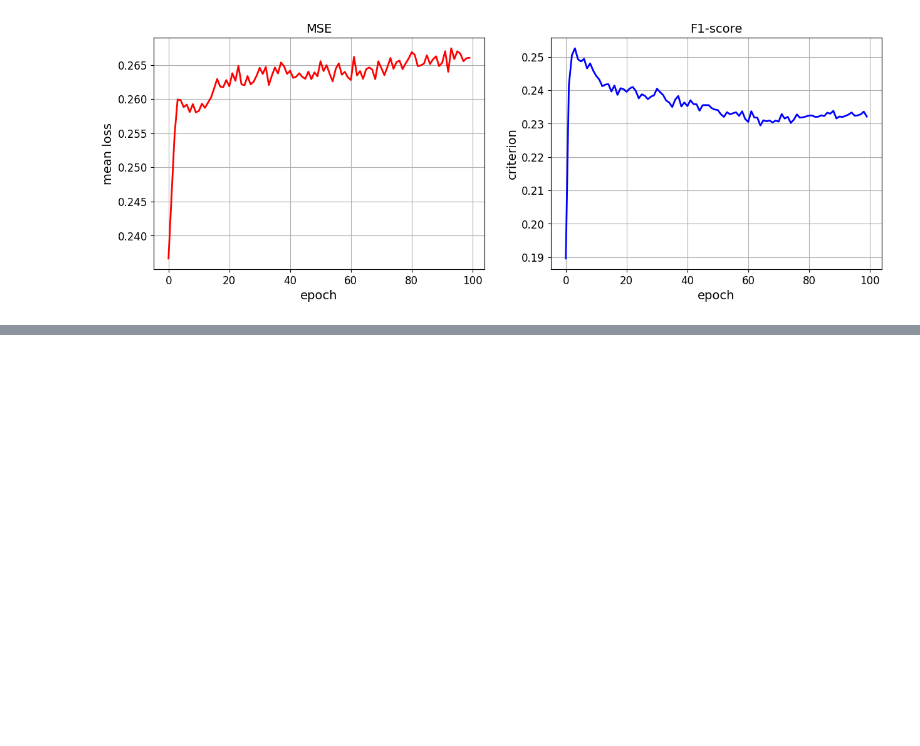
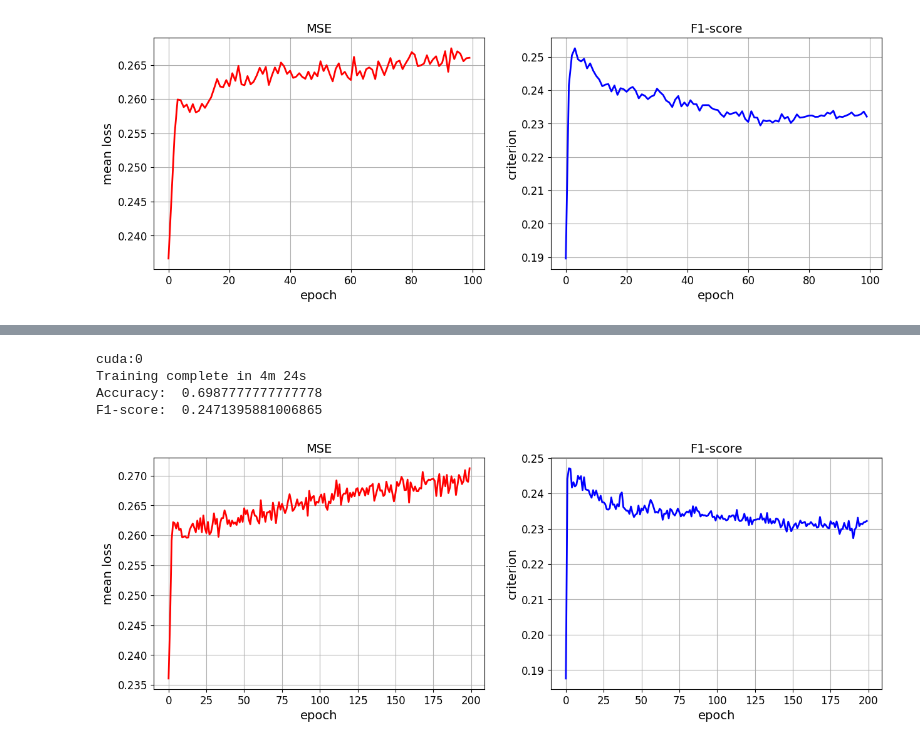
Before and after one commit to Sidl419/pattern_recognition, a Jupyter notebook: notebooks/p300B_edge_matrix.ipynb, the cells around one changed output, grey strips where cells are left out. Cells and saved outputs as stored; diff of their text form; code cells hidden in the pictures; blank space fills up the shorter version.

```diff
--- a/notebooks/p300B_edge_matrix.ipynb
+++ b/notebooks/p300B_edge_matrix.ipynb
@@ -509,0 +543,33 @@ F1-score:  0.25260003525471536
+# %%
+criterion = nn.MSELoss()# nn.BCEWithLogitsLoss(pos_weight=torch.tensor(3))# weight=torch.tensor([1, 4], device=my_device)
+
+learning_params = {
+    'num_epochs' : 200,
+    'lr' : 1e-4,
+    'weight_decay' : 1e-2,
+    'step_size' : 5,
+    'gamma' : 1,
+    'num_classes' : 2,
+    'model_type' : 'CNN'
+  }
+
+torch.manual_seed(44)
+np.random.seed(44)
+
+my_device = torch.device('cuda:0')#torch.device('cuda:0' if torch.cuda.is_available() else 'cpu')
+print(my_device)
+
+A = torch.tensor(get_neighbors_graph(eloc).toarray()).to(my_device).float()
+A = nn.Parameter(data=A, requires_grad=True)
+model_GNN = BaseGNN(48, 64, A)
+
+loss, acc, total_time = train_model(model_GNN, data_loaders_CNN, criterion, learning_params, device=my_device)
+print('Accuracy: ', acc['Accuracy'].max())
+print('F1-score: ', acc['F1-score'].max())
+show_progress(loss, acc, 'MSE', 'F1-score')
+# %% [output]
+cuda:0
+Training complete in 4m 24s
+Accuracy:  0.6987777777777778
+F1-score:  0.2471395881006865
+[figure, added]
```
Also changed, not shown: parts of 3 cells of this notebook.
